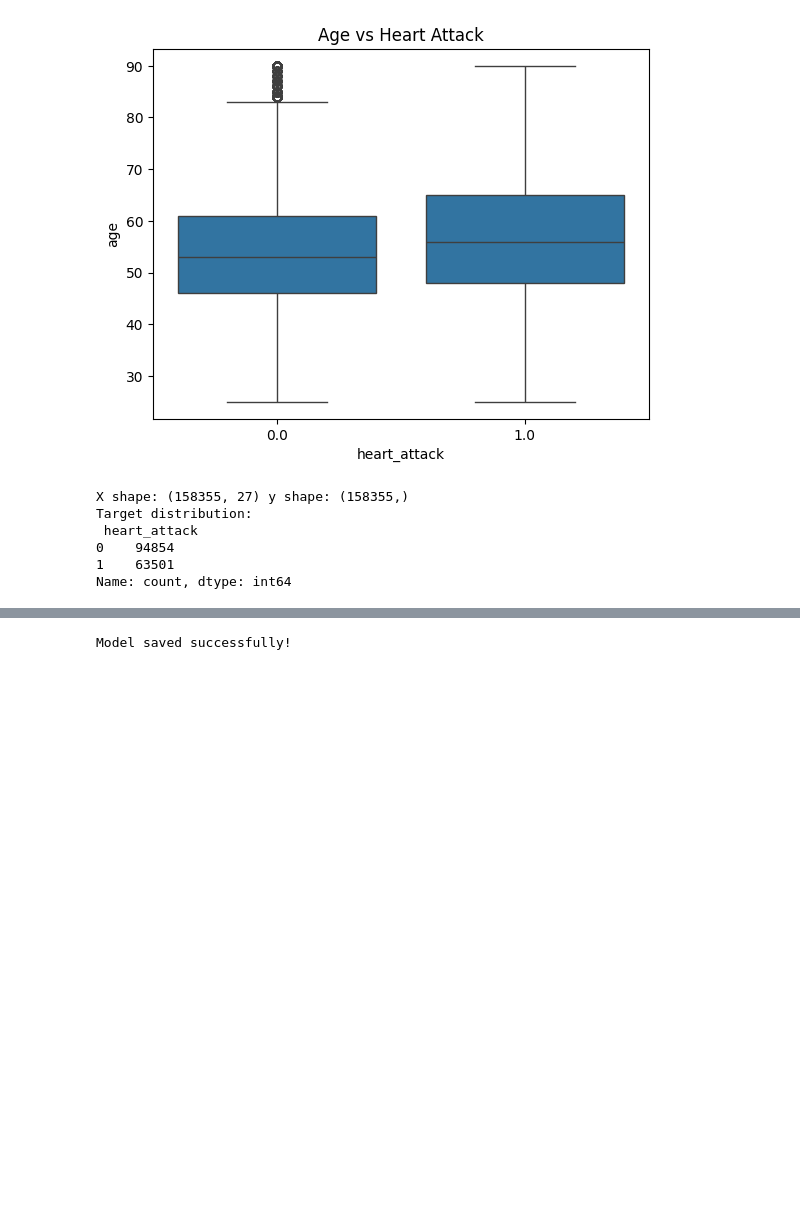
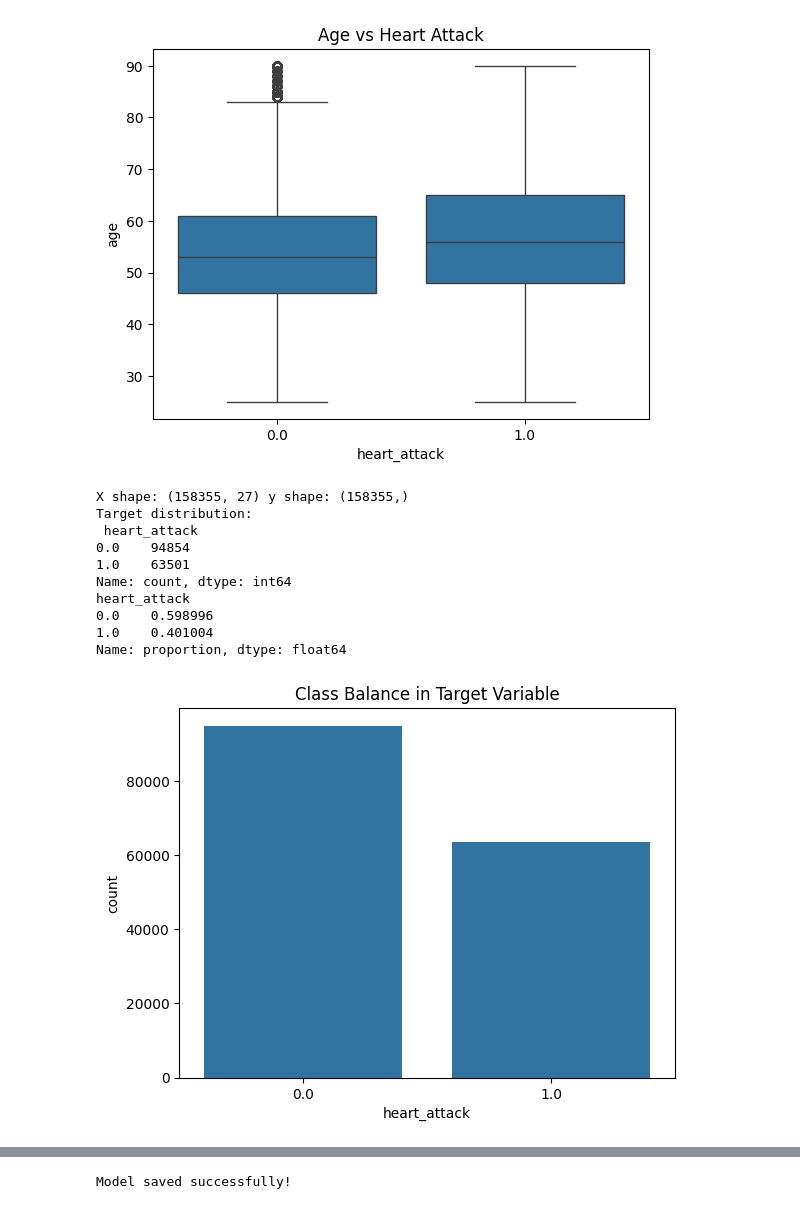
Before and after one commit to Akila-Prabath/Heart-Attack-Predictor, a Jupyter notebook: notebooks/FC212031_Janudi/DecisionTree.ipynb, the cells around one changed output, grey strips where cells are left out. Saved outputs shown, nothing was run; the diff lists cells and outputs as text; code cells hidden in the pictures; blank space fills up the shorter version.

```diff
--- a/notebooks/FC212031_Janudi/DecisionTree.ipynb
+++ b/notebooks/FC212031_Janudi/DecisionTree.ipynb
@@ -93,21 +93,31 @@ plt.show()
 # %%
 # Use the actual target column name 'heart_attack'
 X = data.drop(columns=['heart_attack'])
 y = data['heart_attack']
 
 # sanity checks
 print("X shape:", X.shape, "y shape:", y.shape)
 print("Target distribution:\n", y.value_counts())
+print(y.value_counts(normalize=True))
+sns.countplot(x=y)
+plt.title("Class Balance in Target Variable")
+plt.show()
+
 
 X_train, X_test, y_train, y_test = train_test_split(
     X, y, test_size=0.2, random_state=42, stratify=y)
 # %% [output]
 X shape: (158355, 27) y shape: (158355,)
 Target distribution:
  heart_attack
-0    94854
-1    63501
+0.0    94854
+1.0    63501
 Name: count, dtype: int64
+heart_attack
+0.0    0.598996
+1.0    0.401004
+Name: proportion, dtype: float64
+[figure, added]
 # %%
 numeric_features = X.select_dtypes(include=['int64', 'float64']).columns
 categorical_features = X.select_dtypes(include=['object', 'category']).columns
```
Also changed, not shown: parts of 5 cells of this notebook, 3 other files.
